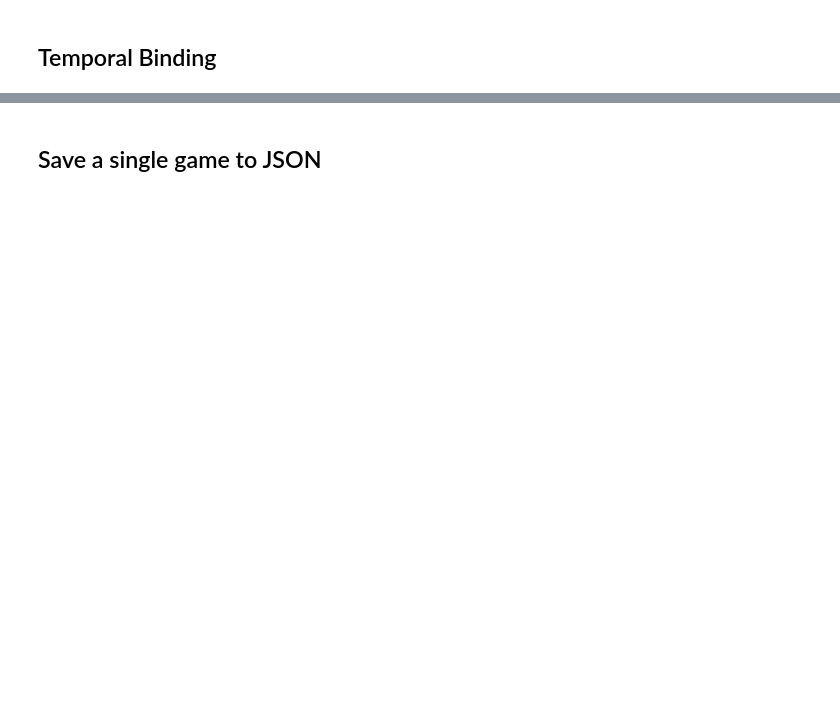
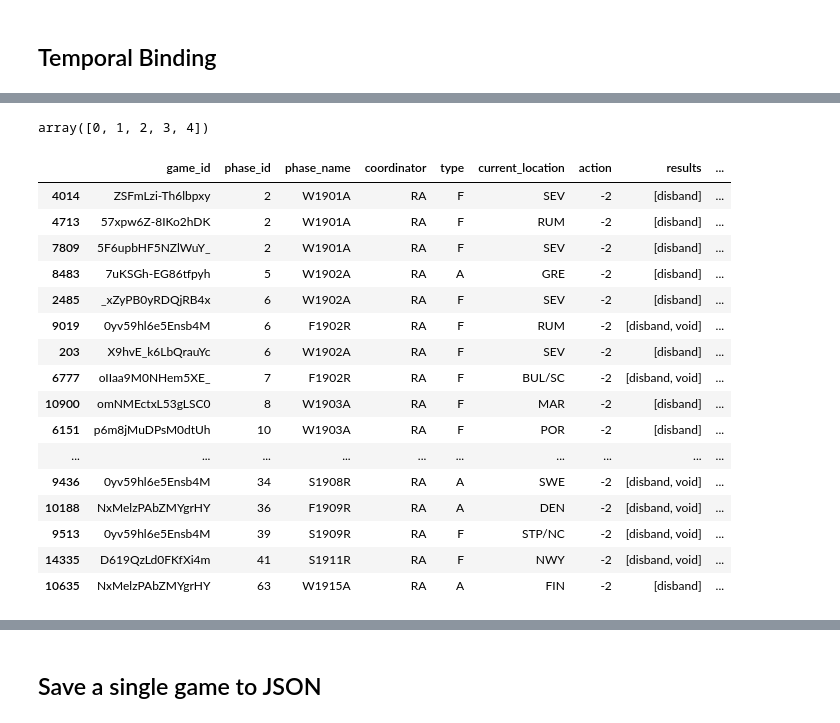
Before and after one commit to amimem/agent_abstraction, a Jupyter notebook: notebooks/diplomacy.ipynb, the cells around one changed output, grey strips where cells are left out. Cells and saved outputs as stored; diff of their text form; code cells hidden in the pictures; blank space fills up the shorter version.

```diff
--- a/notebooks/diplomacy.ipynb
+++ b/notebooks/diplomacy.ipynb
@@ -13,10 +13,19 @@ import mmap
 #         games_jsons.append(json.loads(line))
 # %%
 # Load the json data
+completed = False
 games_jsons = []
 with open("../data/diplomacy-v1-27k-msgs/standard_no_press.jsonl", "r+b") as json_file:
     with mmap.mmap(json_file.fileno(), length=0, access=mmap.ACCESS_READ) as mmap_object:
         for i, line in enumerate(iter(mmap_object.readline, b"")):
-            games_jsons.append(json.loads(line.decode("utf-8")))
-            if i == 30:
+            tmp = json.loads(line.decode("utf-8"))
+            if tmp["map"] == "standard":
+                if completed:
+                    for phase in tmp["phases"]:
+                        if phase["name"] == "COMPLETED":
+                            games_jsons.append(tmp)
+                else:
+                    games_jsons.append(tmp)
+            if len(games_jsons) == 30:
+                print("last game id is", i)
                 break
@@ -33,6 +44,6 @@ with open("../data/diplomacy-v1-27k-msgs/standard_no_press.jsonl", "r+b") as jso
 # Convert to a pandas dataframe
 df = pd.DataFrame(games_jsons)
 # %%
-df = df[df["map"] == "standard"].reset_index(drop=True)
+# df = df.loc[df["map"] == "standard"].reset_index(drop=True)
 # %%
 df
@@ -93,6 +142,14 @@ def flatten_json(input):
                 pass
 
     if len(results_units_keys)>0:
+        # uncomment for completed games
+        all_orders = [order for order in input['orders'].values()]
+        total_len = 0
+        for l in all_orders:
+            total_len += len(l)
+        if total_len == 0:
+            print(out)
+        assert [order for order in input['orders'].values()]
         for unit in results_units_keys:
             if unit == 'WAIVE': ## FIXME: double check this later
                 continue
@@ -233,3 +322,17 @@ def assign_unit_id(phase_df, source_unit_id_map, dest_unit_id_map, _id):
     return source_unit_id_map, dest_unit_id_map, _id
 # %%
 unique_games = complete_df["game_id"].unique()
+# %%
+game_phase_df_list = []
+for idx, game_id in enumerate(unique_games):
+    print(idx, game_id)
+    s_dict = {}
+    d_dict = {}
+    _id = 1
+    game_df = complete_df.loc[complete_df["game_id"].apply(lambda x: x == game_id)]
+    unique_phases = game_df['phase_id'].unique()
+    for phase in unique_phases:
+        condition = game_df["phase_id"].apply(lambda x: x == phase)
+        phase_df = game_df.loc[condition]
+        s_dict, d_dict, _id = assign_unit_id(phase_df, s_dict, d_dict, _id)
+        game_phase_df_list.append(phase_df)
@@ -236,2 +387,4 @@ unique_games = complete_df["game_id"].unique()
 # %%
 complete_df.loc[complete_df["game_id"] == 'uXFQ2zgI-DUrgwlS']['phase_id'].unique()
+# %% [output]
+array([0, 1, 2, 3, 4])
@@ -257,3 +391,21 @@ cdf
 # %%
-cdf.loc[cdf['coordinator'] == 'RA']
+cdf.loc[cdf['coordinator'] == 'RA'][:40].sort_values(by=['phase_id', 'unique_unit_id'])
+# %% [output]
+|  | game_id | phase_id | phase_name | coordinator | type | current_location | action | results | ... |
+| 4014 | ZSFmLzi-Th6lbpxy | 2 | W1901A | RA | F | SEV | -2 | [disband] | ... |
+| 4713 | 57xpw6Z-8IKo2hDK | 2 | W1901A | RA | F | RUM | -2 | [disband] | ... |
+| 7809 | 5F6upbHF5NZlWuY_ | 2 | W1901A | RA | F | SEV | -2 | [disband] | ... |
+| 8483 | 7uKSGh-EG86tfpyh | 5 | W1902A | RA | A | GRE | -2 | [disband] | ... |
+| 2485 | _xZyPB0yRDQjRB4x | 6 | W1902A | RA | F | SEV | -2 | [disband] | ... |
+| 9019 | 0yv59hl6e5Ensb4M | 6 | F1902R | RA | F | RUM | -2 | [disband, void] | ... |
+| 203 | X9hvE_k6LbQrauYc | 6 | W1902A | RA | F | SEV | -2 | [disband] | ... |
+| 6777 | oIIaa9M0NHem5XE_ | 7 | F1902R | RA | F | BUL/SC | -2 | [disband, void] | ... |
+| 10900 | omNMEctxL53gLSC0 | 8 | W1903A | RA | F | MAR | -2 | [disband] | ... |
+| 6151 | p6m8jMuDPsM0dtUh | 10 | W1903A | RA | F | POR | -2 | [disband] | ... |
+| ... | ... | ... | ... | ... | ... | ... | ... | ... | ... |
+| 9436 | 0yv59hl6e5Ensb4M | 34 | S1908R | RA | A | SWE | -2 | [disband, void] | ... |
+| 10188 | NxMelzPAbZMYgrHY | 36 | F1909R | RA | A | DEN | -2 | [disband, void] | ... |
+| 9513 | 0yv59hl6e5Ensb4M | 39 | S1909R | RA | F | STP/NC | -2 | [disband, void] | ... |
+| 14335 | D619QzLd0FKfXi4m | 41 | S1911R | RA | F | NWY | -2 | [disband, void] | ... |
+| 10635 | NxMelzPAbZMYgrHY | 63 | W1915A | RA | A | FIN | -2 | [disband] | ... |
 # %%
```
Also changed, not shown: parts of 69 cells of this notebook.
